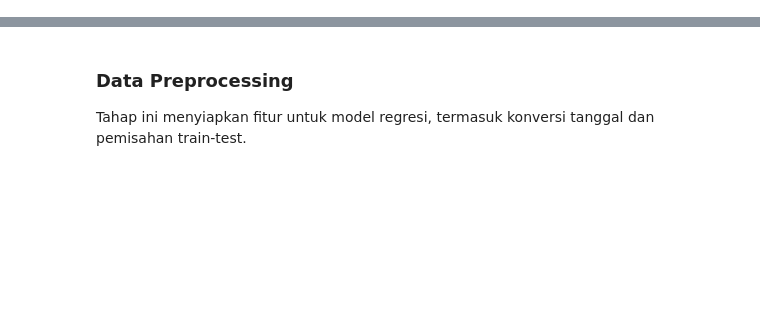
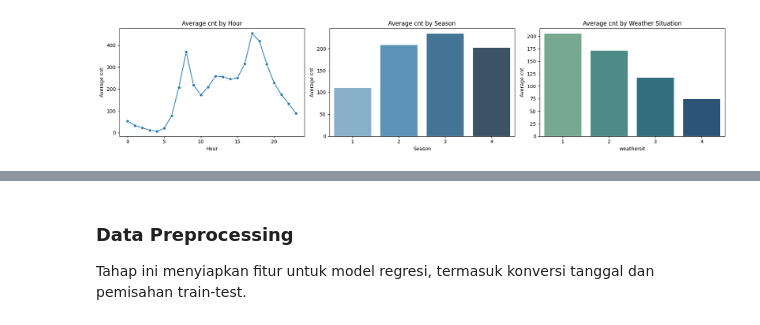
Before and after one commit to yoganino123/Exercise-Purwadhika-, a Jupyter notebook: Module 2/Capstone 2/CapstoneProject_Module2_Regretion.ipynb, the cells around one changed output, grey strips where cells are left out. Saved outputs shown, nothing was run; the diff lists cells and outputs as text; code cells hidden in the pictures; blank space fills up the shorter version.

```diff
--- a/Module 2/Capstone 2/CapstoneProject_Module2_Regretion.ipynb
+++ b/Module 2/Capstone 2/CapstoneProject_Module2_Regretion.ipynb
@@ -106,0 +184,26 @@ Descriptive stats:
+# %%
+# EDA 3: Average demand patterns by hour, season, and weather
+fig, axes = plt.subplots(1, 3, figsize=(18, 4))
+
+hourly_pattern = df.groupby('hr', as_index=False)['cnt'].mean()
+sns.lineplot(data=hourly_pattern, x='hr', y='cnt', marker='o', ax=axes[0])
+axes[0].set_title('Average cnt by Hour')
+axes[0].set_xlabel('Hour')
+axes[0].set_ylabel('Average cnt')
+
+season_pattern = df.groupby('season', as_index=False)['cnt'].mean()
+sns.barplot(data=season_pattern, x='season', y='cnt', palette='Blues_d', ax=axes[1])
+axes[1].set_title('Average cnt by Season')
+axes[1].set_xlabel('Season')
+axes[1].set_ylabel('Average cnt')
+
+weather_pattern = df.groupby('weathersit', as_index=False)['cnt'].mean()
+sns.barplot(data=weather_pattern, x='weathersit', y='cnt', palette='crest', ax=axes[2])
+axes[2].set_title('Average cnt by Weather Situation')
+axes[2].set_xlabel('weathersit')
+axes[2].set_ylabel('Average cnt')
+
+plt.tight_layout()
+plt.show()
+# %% [output]
+[figure, added]
```
Also changed, not shown: parts of 10 cells of this notebook.
